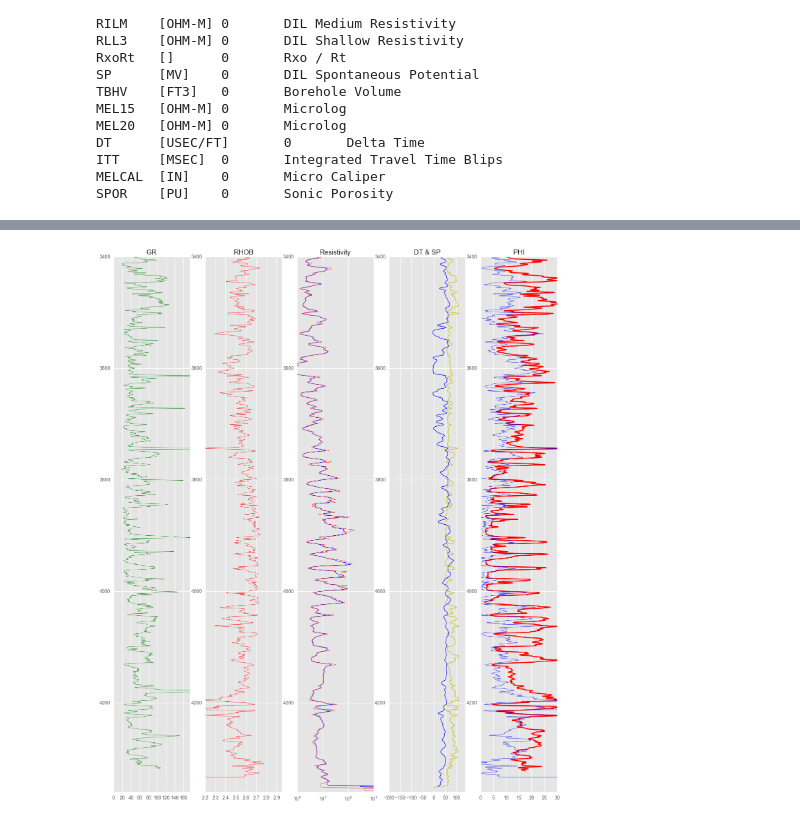
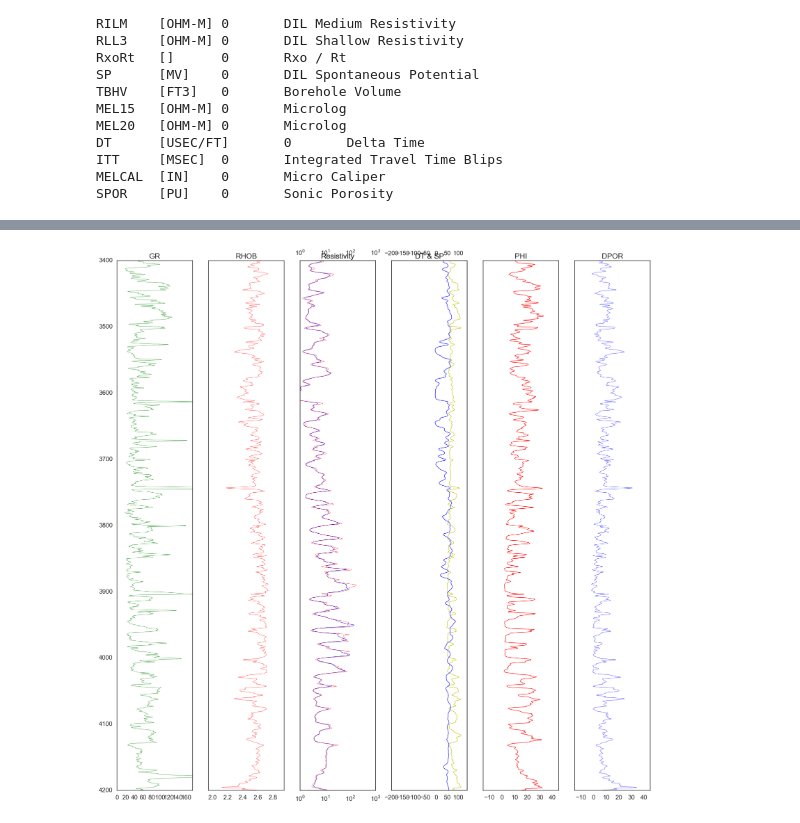
Before and after one commit to mjorden/LASanalysis, a Jupyter notebook: KansasLAS.ipynb, the cells around one changed output, grey strips where cells are left out. Saved outputs shown, nothing was run; the diff lists cells and outputs as text; code cells hidden in the pictures.

```diff
--- a/KansasLAS.ipynb
+++ b/KansasLAS.ipynb
@@ -4,6 +4,6 @@ import pandas as pd
 import seaborn as sns
 import lasio
 %matplotlib inline
-plt.style.use('ggplot')
+plt.style.use('seaborn-white')
 # %%
 LAS = lasio.read("1046139243.las")
@@ -68,15 +39,23 @@ LAS.well
 # %%
 upper_d = 3400
-lower_d = 4360
+lower_d = 4200
 
-lower_rhob = 2.2
+lower_rhob = 1.95
 upper_rhob = 2.95
 
-lower_phi = 0
-upper_phi = 30
+lower_phi = -15
+upper_phi = 45
 
 upper_gr = 175
 lower_gr = 0
 
 upper_dt = 140
 lower_dt = -200
+
+LAS['SS_ex'] = 2.45
+LAS['LS_ex'] = 2.71
+LAS['DL_ex'] = 2.85
+LAS['Salt_ex'] = 2.3
+
+LAS['GR_Dirty'] = 110
+LAS['GR_Clean'] = 20
@@ -91,8 +115,10 @@ LAS['GR_Clean'] = 20
 # %%
-plt.figure(161,figsize=(20,20),dpi=750)
+fig = plt.figure(161,figsize=(20,20),dpi=750)
+#fig.suptitle('Quick-Look Petrophysics', fontsize=30)
 
-plt.subplot(161)
-plt.plot(LAS['GR'],LAS['DEPT'],color='g',linewidth=0.5)
+
+ax1 = fig.add_subplot(161)
+ax1.plot(LAS['GR'],LAS['DEPT'],color='g',linewidth=0.5)
 #plt.fill_between(LAS['GR'],LAS['Depth'],  10, color='y')
 plt.xlim(lower_gr,upper_gr)
 plt.ylim(upper_d,lower_d)
@@ -100,58 +126,69 @@ plt.title('GR')
 plt.gca().invert_yaxis()
 
 
-plt.subplot(162)
-plt.plot(LAS['RHOB'],LAS['DEPT'],color='r',linewidth=0.5)
+ax1 = fig.add_subplot(162)
+ax1.plot(LAS['RHOB'],LAS['DEPT'],color='r',linewidth=0.5)
 plt.xlim(lower_rhob,upper_rhob)
 plt.ylim(upper_d,lower_d)
 plt.title('RHOB')
 plt.gca().invert_yaxis()
+ax1.yaxis.set_visible(False)
 
 
-
-plt.subplot(163)
-plt.plot(LAS['RILD'],LAS['DEPT'],color='b',linewidth=0.75)
+ax1 = fig.add_subplot(163)
+ax1.plot(LAS['RILD'],LAS['DEPT'],color='b',linewidth=0.75)
 plt.xlim(1,1000)
 plt.ylim(upper_d,lower_d)
 plt.xscale('log')
 plt.title('Resistivity')
 plt.gca().invert_yaxis()
+ax1.yaxis.set_visible(False)
 
-plt.subplot(163)
-plt.plot(LAS['RILM'],LAS['DEPT'],color='r',linewidth=0.5)
+ax2 = ax1.twiny()
+ax2.plot(LAS['RILM'],LAS['DEPT'],color='r',linewidth=0.5)
 plt.xlim(1,1000)
 plt.ylim(upper_d,lower_d)
 plt.xscale('log')
 plt.title('Resistivity')
 plt.gca().invert_yaxis()
+ax2.yaxis.set_visible(False)
 
 
-
-plt.subplot(164)
+ax1 = fig.add_subplot(164)
 plt.plot(LAS['DT'],LAS['DEPT'],color='y',linewidth=1)
 plt.xlim(lower_dt,upper_dt)
 plt.ylim(upper_d,lower_d)
 plt.title('DT & SP')
 plt.gca().invert_yaxis()
+ax1.yaxis.set_visible(False)
 
-plt.subplot(164)
-plt.plot(LAS['SP'],LAS['DEPT'],color='b',linewidth=1)
+ax2 = ax1.twiny()
+ax2.plot(LAS['SP'],LAS['DEPT'],color='b',linewidth=1)
 plt.xlim(lower_dt,upper_dt)
 plt.ylim(upper_d,lower_d)
 plt.title('DT & SP')
 plt.gca().invert_yaxis()
+ax2.yaxis.set_visible(False)
 
 
-
-plt.subplot(165)
-plt.plot(LAS['CNPOR'],LAS['DEPT'],color='r',linewidth=2)
+ax1 = fig.add_subplot(165)
+ax1.plot(LAS['CNPOR'],LAS['DEPT'],color='r',linewidth=1)
+plt.xlim(lower_phi,upper_phi)
+plt.ylim(upper_d,lower_d)
 plt.title('PHI')
 plt.gca().invert_yaxis()
+ax1.yaxis.set_visible(False)
 
-plt.subplot(165)
-plt.plot(LAS['DPOR'],LAS['DEPT'],color='b',linewidth=0.5)
+
+ax1 = fig.add_subplot(166)
+ax1.plot(LAS['DPOR'],LAS['DEPT'],color='b',linewidth=0.5)
 plt.xlim(lower_phi,upper_phi)
 plt.ylim(upper_d,lower_d)
+plt.title('DPOR')
 plt.gca().invert_yaxis()
+ax1.yaxis.set_visible(False)
+
+
+plt.tight_layout()
 # %% [output]
-[figure, old version]
+[figure, new version]
```
Also changed, not shown: parts of 6 cells of this notebook.
